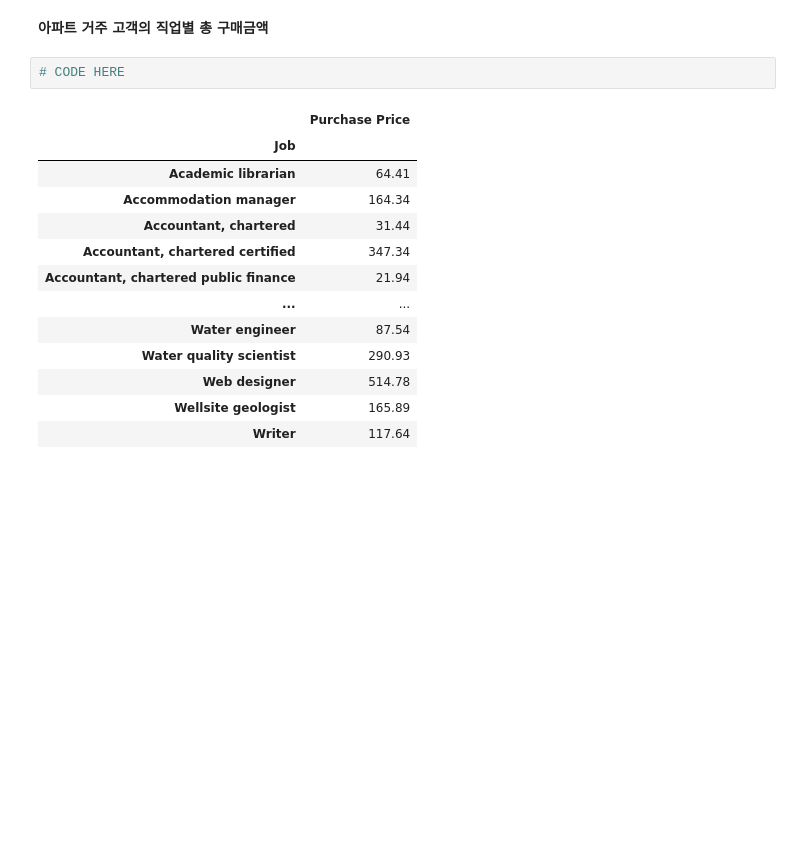
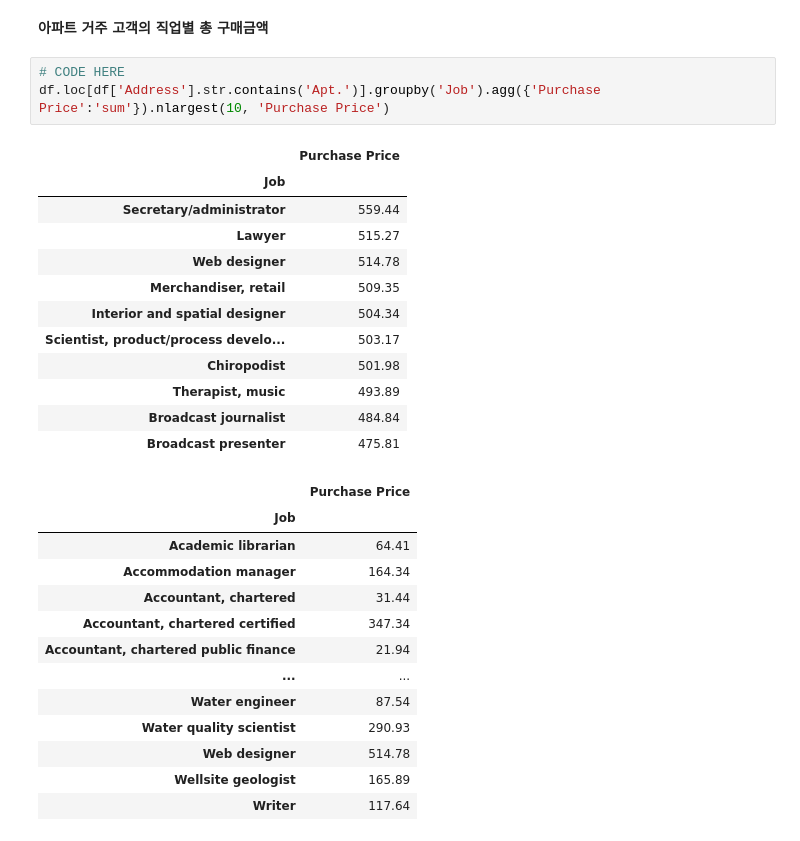
Before and after one commit to overgroove/samsung_ML, a Jupyter notebook: 00_pandas_ex.ipynb, the cells around one changed output. Drawn from its saved outputs; the diff is of its cells as text; blank space fills up the shorter version.

```diff
--- a/00_pandas_ex.ipynb
+++ b/00_pandas_ex.ipynb
@@ -217,8 +366,22 @@ Name: Purchase Price, dtype: float64
 | Voyager | 53.445537 | 50.401696 |
 # %% [markdown]
 **아파트 거주 고객의 직업별 총 구매금액**
-# %%
-# CODE HERE
+# %%
+# CODE HERE
+df.loc[df['Address'].str.contains('Apt.')].groupby('Job').agg({'Purchase Price':'sum'}).nlargest(10, 'Purchase Price')
+# %% [output]
+|  | Purchase Price |
+| Job |  |
+| Secretary/administrator | 559.44 |
+| Lawyer | 515.27 |
+| Web designer | 514.78 |
+| Merchandiser, retail | 509.35 |
+| Interior and spatial designer | 504.34 |
+| Scientist, product/process develo... | 503.17 |
+| Chiropodist | 501.98 |
+| Therapist, music | 493.89 |
+| Broadcast journalist | 484.84 |
+| Broadcast presenter | 475.81 |
 # %%
 # %% [output]
 |  | Purchase Price |
```
Also changed, not shown: parts of 24 cells of this notebook.
